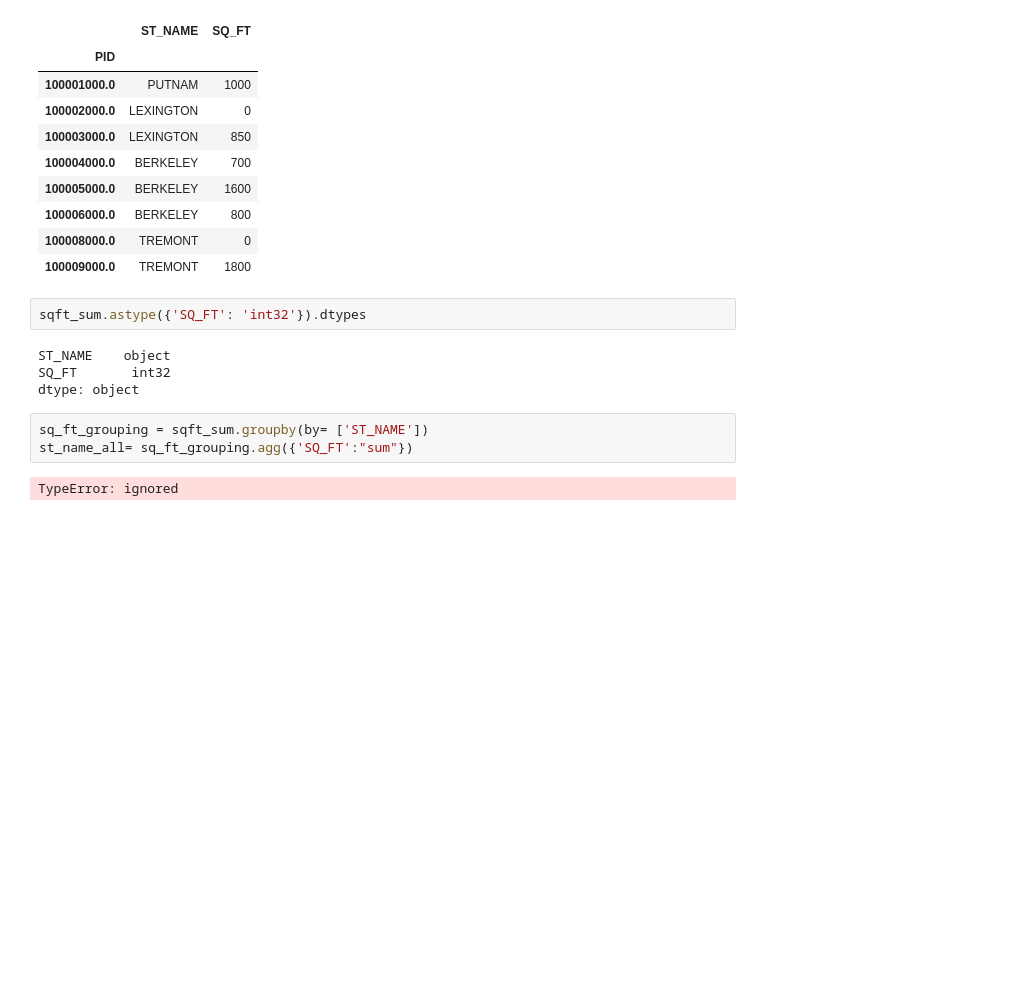
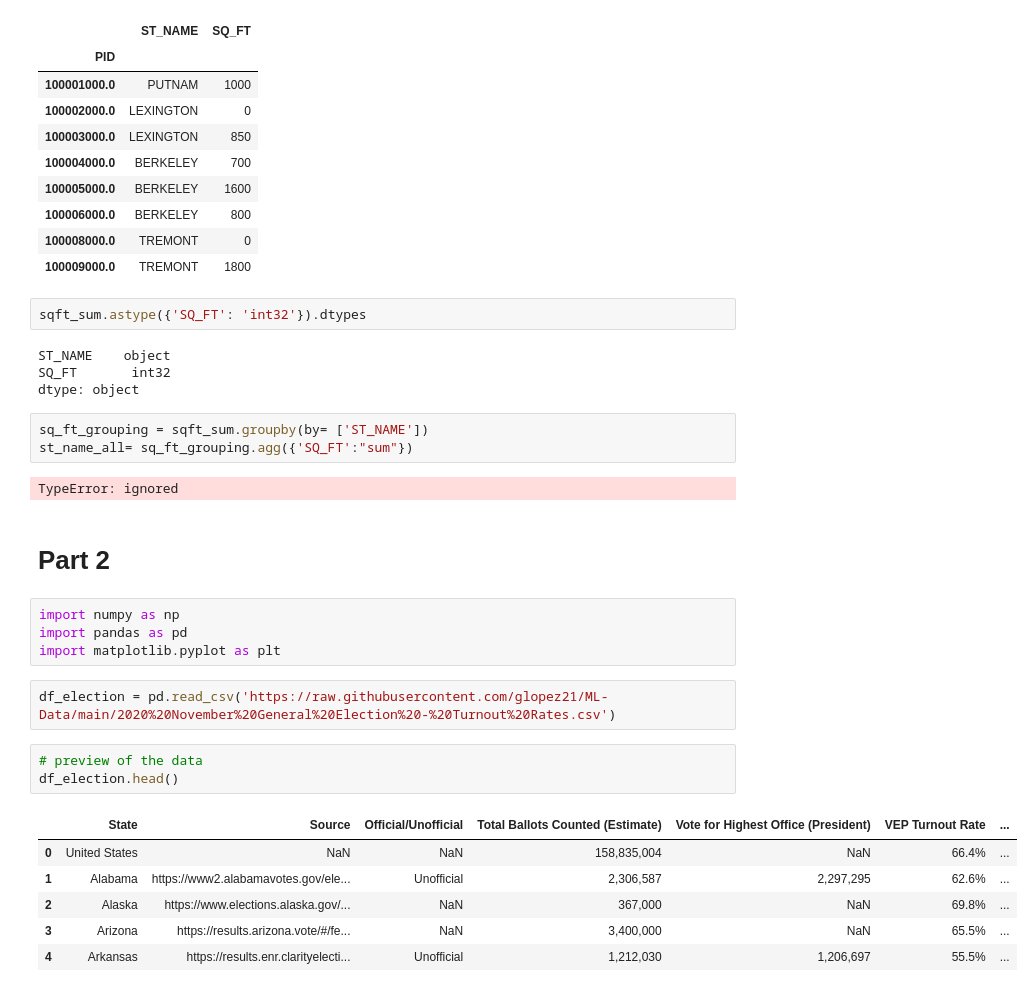
Before and after one commit to unitxero/Data_Analysis_MC, a Jupyter notebook: Day_7_Group_Assignment.ipynb, the cells around one changed output. Saved outputs shown, nothing was run; the diff lists cells and outputs as text; blank space fills up the shorter version.

```diff
--- a/Day_7_Group_Assignment.ipynb
+++ b/Day_7_Group_Assignment.ipynb
@@ -161,3 +163,21 @@ sq_ft_grouping = sqft_sum.groupby(by= ['ST_NAME'])
 st_name_all= sq_ft_grouping.agg({'SQ_FT':"sum"})
 # %% [output]
 TypeError: ignored
+# %% [markdown]
+# Part 2
+# %%
+import numpy as np
+import pandas as pd
+import matplotlib.pyplot as plt
+# %%
+df_election = pd.read_csv('https://raw.githubusercontent.com/glopez21/ML-Data/main/2020%20November%20General%20Election%20-%20Turnout%20Rates.csv')
+# %%
+# preview of the data
+df_election.head()
+# %% [output]
+|  | State | Source | Official/Unofficial | Total Ballots Counted (Estimate) | Vote for Highest Office (President) | VEP Turnout Rate | ... |
+| 0 | United States | NaN | NaN | 158,835,004 | NaN | 66.4% | ... |
+| 1 | Alabama | https://www2.alabamavotes.gov/ele... | Unofficial | 2,306,587 | 2,297,295 | 62.6% | ... |
+| 2 | Alaska | https://www.elections.alaska.gov/... | NaN | 367,000 | NaN | 69.8% | ... |
+| 3 | Arizona | https://results.arizona.vote/#/fe... | NaN | 3,400,000 | NaN | 65.5% | ... |
+| 4 | Arkansas | https://results.enr.clarityelecti... | Unofficial | 1,212,030 | 1,206,697 | 55.5% | ... |
```
Also changed, not shown: parts of 10 cells of this notebook.
